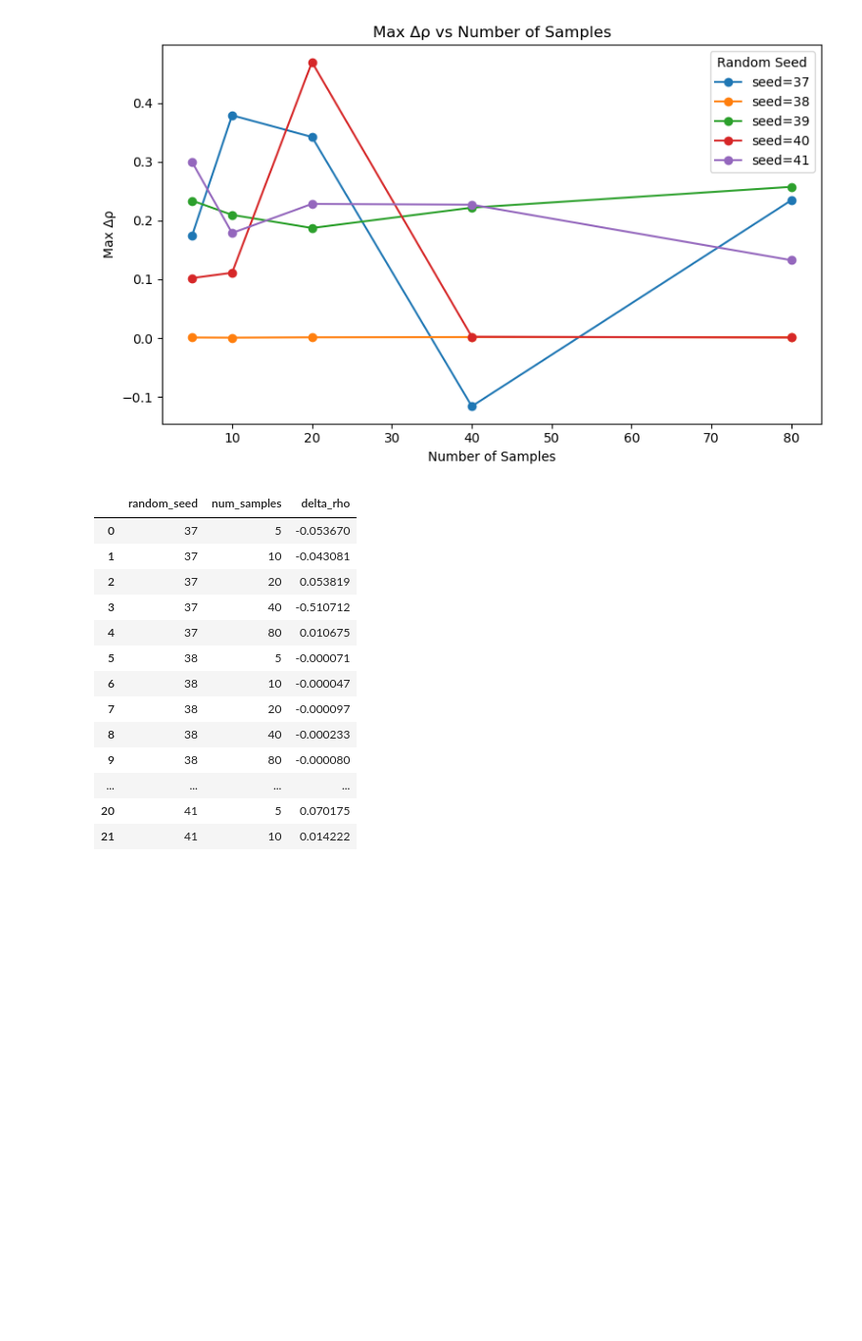
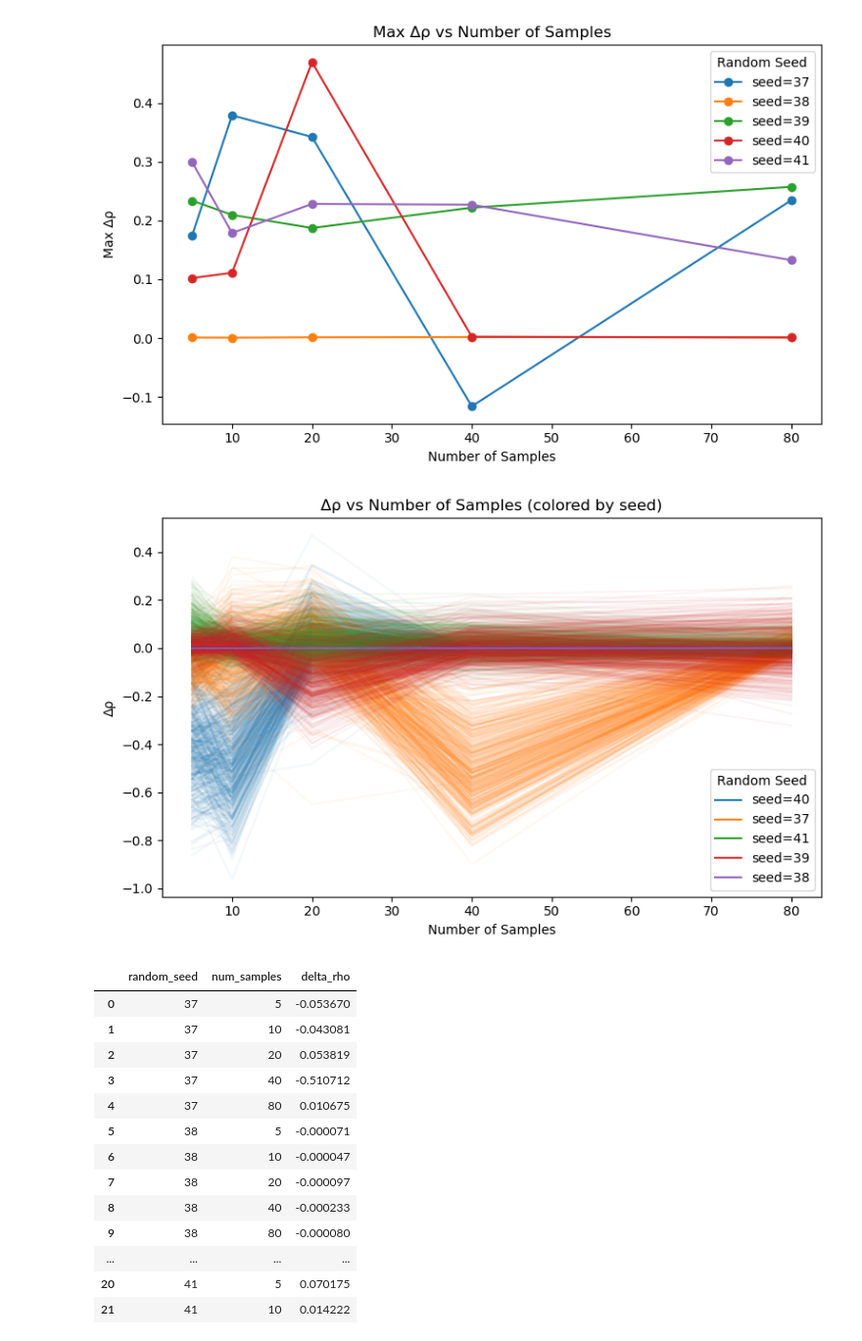
Before and after one commit to Hutch-Johnson/Protein-Language-Models, a Jupyter notebook: ESM_domainome_llr_compare_ns_rs.ipynb, the cells around one changed output. Shown at 98% size. Drawn from its saved outputs; the diff is of its cells as text; code cells hidden in the pictures; blank space fills up the shorter version.

```diff
--- a/ESM_domainome_llr_compare_ns_rs.ipynb
+++ b/ESM_domainome_llr_compare_ns_rs.ipynb
@@ -499,6 +499,39 @@ plt.tight_layout()
 plt.show()
 # %% [output]
 [figure]
+# %%
+fig, ax = plt.subplots(figsize=(8, 5))
+
+seeds = corr_df["random_seed"].unique()
+colors = plt.cm.tab10(range(len(seeds)))
+
+for seed, color in zip(seeds, colors):
+    seed_df = corr_df[corr_df["random_seed"] == seed]
+
+    for domain, group in seed_df.groupby("domain_id"):
+        group = group.sort_values("num_samples")
+
+        ax.plot(
+            group["num_samples"],
+            group["delta_rho"],
+            color=color,
+            alpha=0.05  # keep lines faint since many domains
+        )
+
+# Create a fake legend for seeds
+for seed, color in zip(seeds, colors):
+    ax.plot([], [], color=color, label=f"seed={seed}")
+
+ax.set_xlabel("Number of Samples")
+ax.set_ylabel("Δρ")
+ax.set_title("Δρ vs Number of Samples (colored by seed)")
+ax.legend(title="Random Seed")
+ax.grid(False)
+
+plt.tight_layout()
+plt.show()
+# %% [output]
+[figure, added]
 # %%
 summary
 # %% [output]
```
Also changed, not shown: parts of 1 cell of this notebook.
